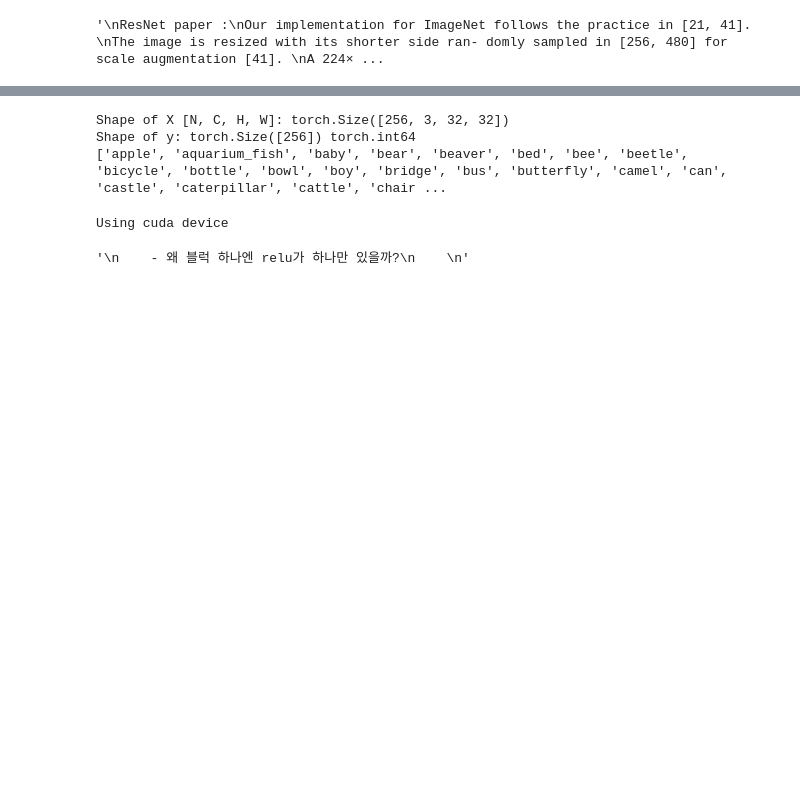
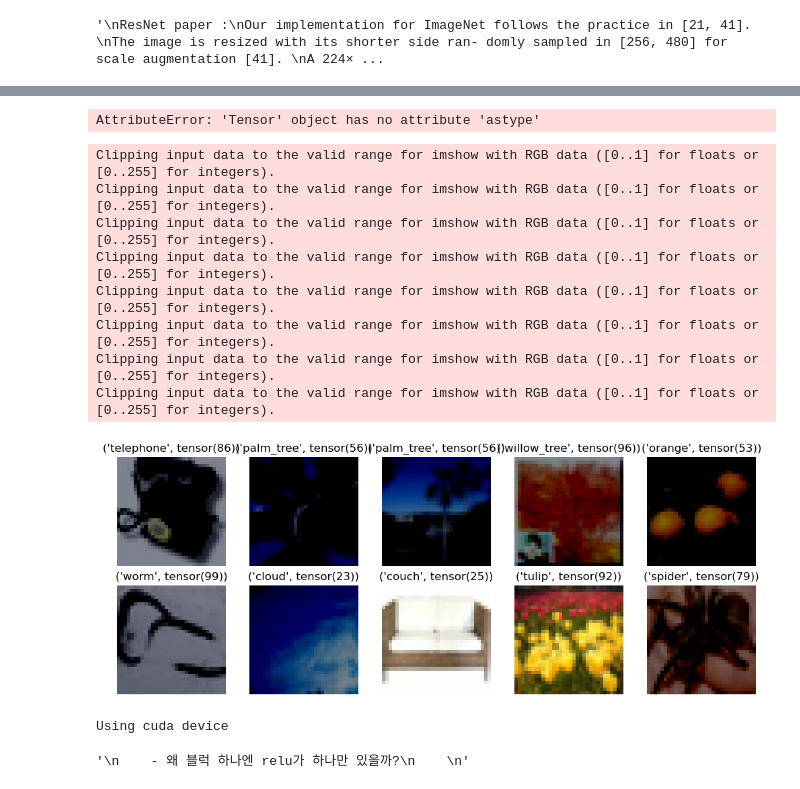
Before and after one commit to jiho264/Learn_pytorch, a Jupyter notebook: create_resnet.ipynb, the cells around one changed output, grey strips where cells are left out. Saved outputs shown, nothing was run; the diff lists cells and outputs as text; code cells hidden in the pictures; blank space fills up the shorter version.

Commit message:
apply flip

```diff
--- a/create_resnet.ipynb
+++ b/create_resnet.ipynb
@@ -49,0 +247,5 @@ print(training_data.data.shape)
+# %%
+# Usage
+batch_size = 256
+_dataset = SubtractMean_and_HorizontalFlip('data', 'CIFAR100')
+training_data, test_data = _dataset.unpack()
@@ -50,17 +259,76 @@ print(training_data.data.shape)
+# %%
+batch_size = 256
+train_dataloader = DataLoader(training_data, batch_size=batch_size, shuffle=True)
+test_dataloader = DataLoader(test_data, batch_size=batch_size, shuffle=True)
 # %%
-
-train_dataloader = DataLoader(training_data, batch_size=batch_size)
-test_dataloader = DataLoader(test_data, batch_size=batch_size)
-
 for X, y in test_dataloader:
     print(f"Shape of X [N, C, H, W]: {X.shape}")
+    print("mean of X", X.mean(dim=(0, 2, 3)))
     print(f"Shape of y: {y.shape} {y.dtype}")
     break
+# print(train_dataloader.dataset[0])
+# print(train_dataloader.dataset[1])
 print(test_dataloader.dataset.classes)
+# print(test_dataloader.dataset.class_to_idx)
 # %% [output]
-Shape of X [N, C, H, W]: torch.Size([256, 3, 32, 32])
-Shape of y: torch.Size([256]) torch.int64
-['apple', 'aquarium_fish', 'baby', 'bear', 'beaver', 'bed', 'bee', 'beetle', 'bicycle', 'bottle', 'bowl', 'boy', 'bridge', 'bus', 'butterfly', 'camel', 'can', 'castle', 'caterpillar', 'cattle', 'chair ...
+AttributeError: 'Tensor' object has no attribute 'astype'
+# %%
+import numpy as np
+import matplotlib.pyplot as plt
+
+# Get the class names
+class_names = test_dataloader.dataset.classes
+count = 0
+
+# Create a subplot with 2 rows and 5 columns
+fig, axs = plt.subplots(2, 5, figsize=(10, 4))
+
+# Iterate over the first batch of images and labels
+for images, labels in test_dataloader:
+    # Convert the images to numpy arrays
+    images = images.numpy()
+
+    # Iterate over the images and labels
+    for i in range(len(images)):
+        # Get the image and label
+        image = images[i]
+        label = labels[i]
+
+        # Convert the image from tensor to numpy array
+        image = np.transpose(image, (1, 2, 0))
+
+        # Plot the image in the appropriate subplot
+        ax = axs[count // 5, count % 5]
+        ax.imshow(image)
+        ax.set_title(f"{class_names[label], label}")
+        ax.axis('off')
+
+        # Increment the count
+        count += 1
+
+        # Break the loop if we have displayed 10 images
+        if count == 10:
+            break
+
+    # Break the loop if we have displayed 10 images
+    if count == 10:
+        break
+
+# Adjust the spacing between subplots
+plt.tight_layout()
+
+# Show the plot
+plt.show()
+# %% [output]
+Clipping input data to the valid range for imshow with RGB data ([0..1] for floats or [0..255] for integers).
+Clipping input data to the valid range for imshow with RGB data ([0..1] for floats or [0..255] for integers).
+Clipping input data to the valid range for imshow with RGB data ([0..1] for floats or [0..255] for integers).
+Clipping input data to the valid range for imshow with RGB data ([0..1] for floats or [0..255] for integers).
+Clipping input data to the valid range for imshow with RGB data ([0..1] for floats or [0..255] for integers).
+Clipping input data to the valid range for imshow with RGB data ([0..1] for floats or [0..255] for integers).
+Clipping input data to the valid range for imshow with RGB data ([0..1] for floats or [0..255] for integers).
+Clipping input data to the valid range for imshow with RGB data ([0..1] for floats or [0..255] for integers).
+[figure, added]
 # %%
 # 학습에 사용할 CPU나 GPU, MPS 장치를 얻습니다.
 device = (
```
Also changed, not shown: parts of 18 cells of this notebook.
